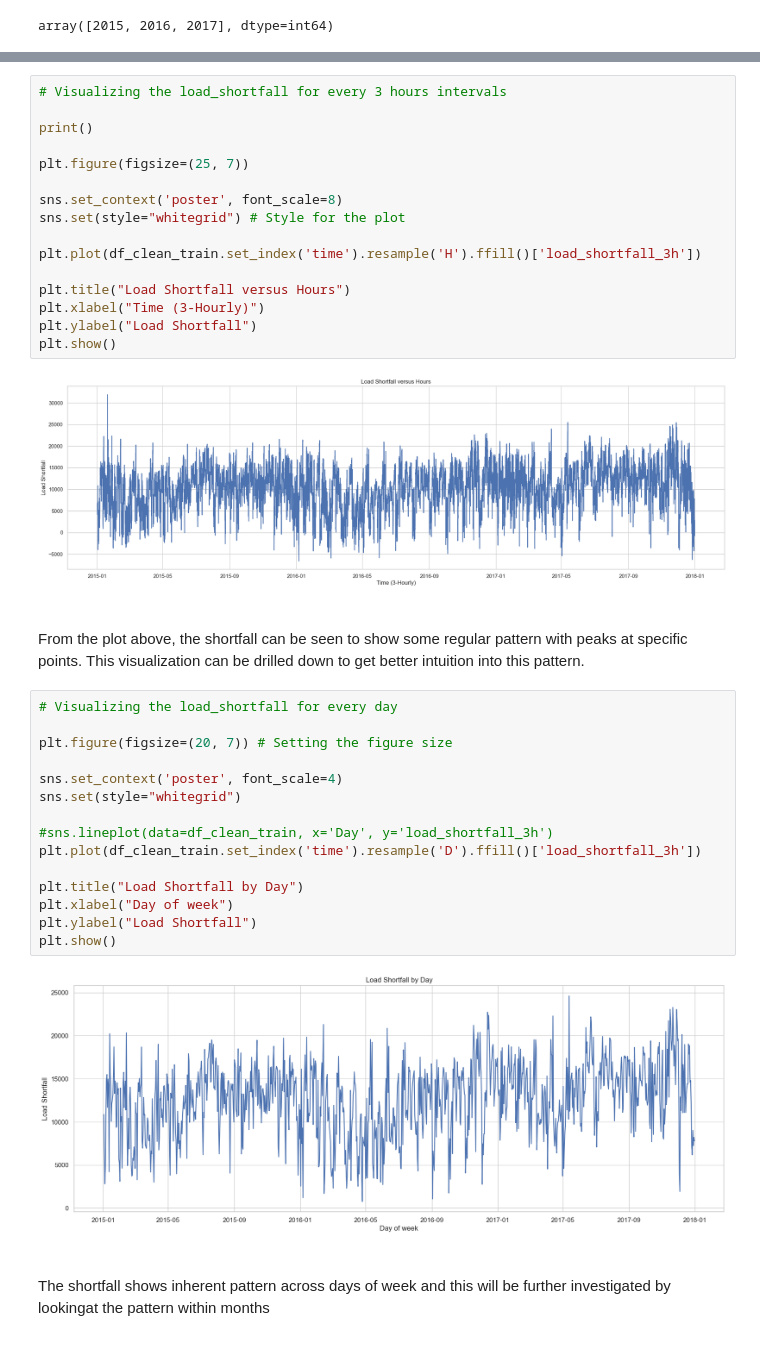
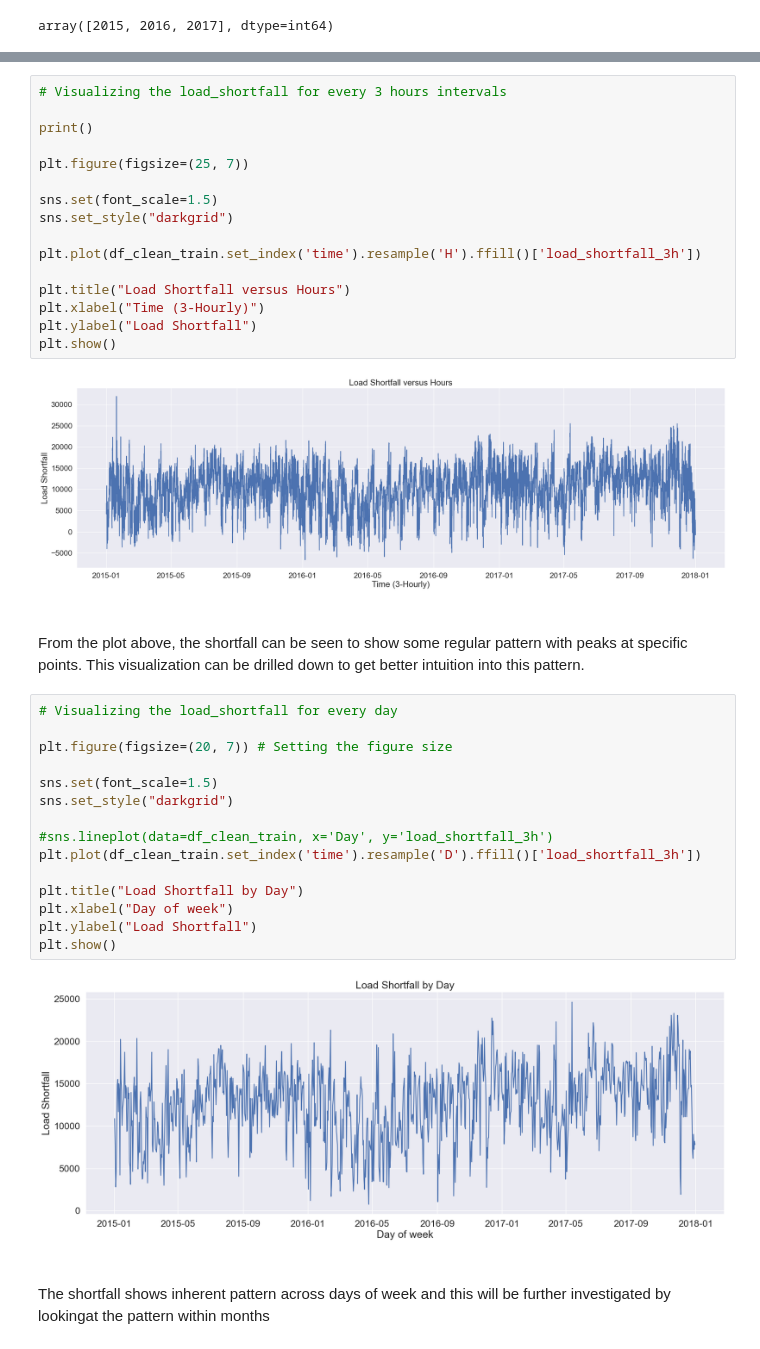
Before and after one commit to YinkaOlusola/Energy_Demand_Shortfall_Prediction-Advanced_Regression, a Jupyter notebook: project_notebook.ipynb, the cells around one changed output, grey strips where cells are left out. Saved outputs shown, nothing was run; the diff lists cells and outputs as text.

```diff
--- a/project_notebook.ipynb
+++ b/project_notebook.ipynb
@@ -597,8 +606,8 @@ print()
 
 plt.figure(figsize=(25, 7))
 
-sns.set_context('poster', font_scale=8)
-sns.set(style="whitegrid") # Style for the plot
+sns.set(font_scale=1.5)
+sns.set_style("darkgrid")
 
 plt.plot(df_clean_train.set_index('time').resample('H').ffill()['load_shortfall_3h'])
 
@@ -607,7 +616,7 @@ plt.xlabel("Time (3-Hourly)")
 plt.ylabel("Load Shortfall")
 plt.show()
 # %% [output]
-[figure, old version]
+[figure, new version]
 # %% [markdown]
 <br>
 
@@ -615,20 +624,20 @@ From the plot above, the shortfall can be seen to show some regular pattern with
 # %%
 # Visualizing the load_shortfall for every day
 
 plt.figure(figsize=(20, 7)) # Setting the figure size
 
-sns.set_context('poster', font_scale=4)
-sns.set(style="whitegrid")
+sns.set(font_scale=1.5)
+sns.set_style("darkgrid")
 
 #sns.lineplot(data=df_clean_train, x='Day', y='load_shortfall_3h')
 plt.plot(df_clean_train.set_index('time').resample('D').ffill()['load_shortfall_3h'])
 
 plt.title("Load Shortfall by Day")
 plt.xlabel("Day of week")
 plt.ylabel("Load Shortfall")
 plt.show()
 # %% [output]
-[figure, old version]
+[figure, new version]
 # %% [markdown]
 <br>
 
```
Also changed, not shown: parts of 30 cells of this notebook.
